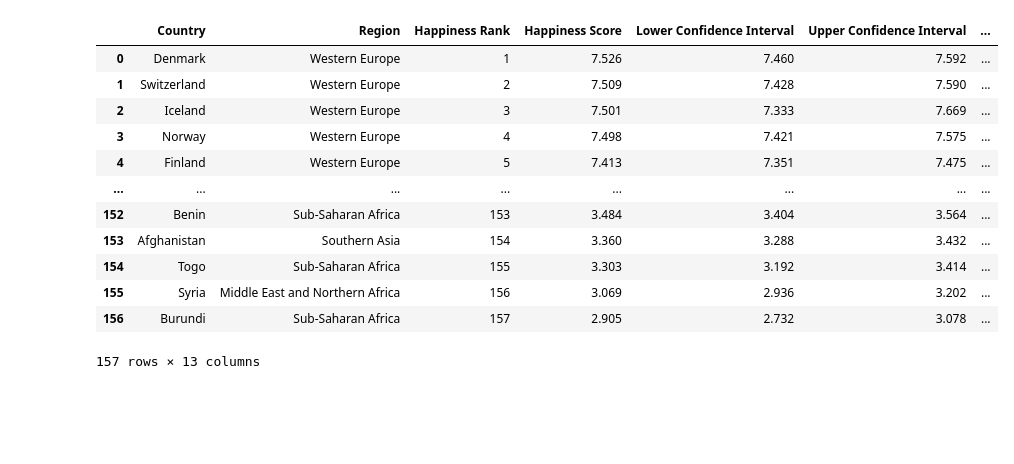
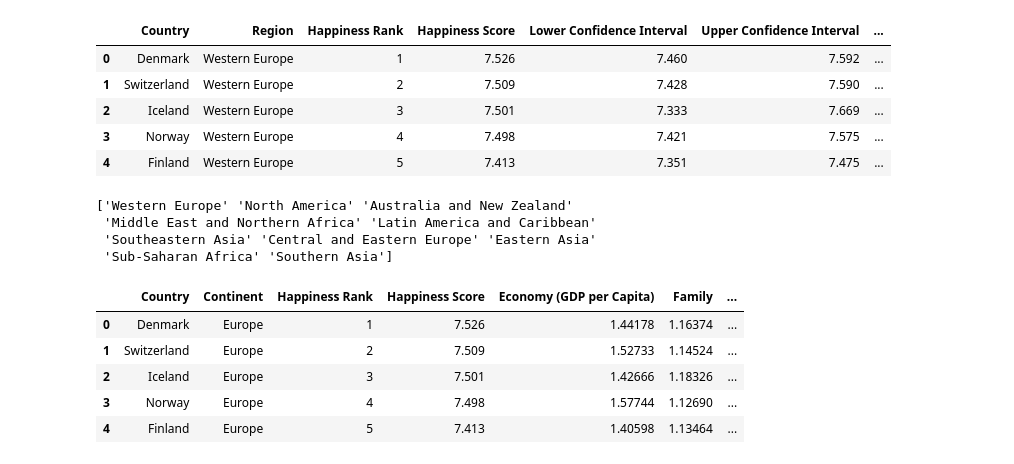
Before and after one commit to FrederikvSvane/Machine-Learning-Project1, a Jupyter notebook: main.ipynb, the cells around one changed output. Saved outputs shown, nothing was run; the diff lists cells and outputs as text; code cells hidden in the pictures; blank space fills up the shorter version.

```diff
--- a/main.ipynb
+++ b/main.ipynb
@@ -1,23 +7,35 @@
 # %%
-# import csv with pandas
-import pandas as pd
-import numpy as np
-import matplotlib.pyplot as plt
-
-# read csv file
+# import csv
 df = pd.read_csv('2016.csv')
-df
+df.head()
 # %% [output]
 |  | Country | Region | Happiness Rank | Happiness Score | Lower Confidence Interval | Upper Confidence Interval | ... |
 | 0 | Denmark | Western Europe | 1 | 7.526 | 7.460 | 7.592 | ... |
 | 1 | Switzerland | Western Europe | 2 | 7.509 | 7.428 | 7.590 | ... |
 | 2 | Iceland | Western Europe | 3 | 7.501 | 7.333 | 7.669 | ... |
 | 3 | Norway | Western Europe | 4 | 7.498 | 7.421 | 7.575 | ... |
 | 4 | Finland | Western Europe | 5 | 7.413 | 7.351 | 7.475 | ... |
-| ... | ... | ... | ... | ... | ... | ... | ... |
-| 152 | Benin | Sub-Saharan Africa | 153 | 3.484 | 3.404 | 3.564 | ... |
-| 153 | Afghanistan | Southern Asia | 154 | 3.360 | 3.288 | 3.432 | ... |
-| 154 | Togo | Sub-Saharan Africa | 155 | 3.303 | 3.192 | 3.414 | ... |
-| 155 | Syria | Middle East and Northern Africa | 156 | 3.069 | 2.936 | 3.202 | ... |
-| 156 | Burundi | Sub-Saharan Africa | 157 | 2.905 | 2.732 | 3.078 | ... |
-157 rows × 13 columns
+# %%
+# print regions
+print(df['Region'].unique())
+# %% [output]
+['Western Europe' 'North America' 'Australia and New Zealand'
+ 'Middle East and Northern Africa' 'Latin America and Caribbean'
+ 'Southeastern Asia' 'Central and Eastern Europe' 'Eastern Asia'
+ 'Sub-Saharan Africa' 'Southern Asia']
+# %%
+# make region into continents
+df1 = df.copy()
+df1['Region'] = df['Region'].replace(['Western Europe', 'North America', 'Australia and New Zealand', 'Middle East and Northern Africa', 'Latin America and Caribbean', 'Southeastern Asia', 'Central and Eastern Europe', 'Eastern Asia', 'Sub-Saharan Africa', 'Southern Asia'], ['Europe', 'North America', 'Australia', 'Asia', 'South America', 'Asia', 'Europe', 'Asia', 'Africa', 'Asia'])
+# rename region to continent
+df1.rename(columns={'Region':'Continent'}, inplace=True)
+# remove columns with lower and upper confidence interval
+df1 = df1.drop(['Lower Confidence Interval', 'Upper Confidence Interval'], axis=1)
+df1.head()
+# %% [output]
+|  | Country | Continent | Happiness Rank | Happiness Score | Economy (GDP per Capita) | Family | ... |
+| 0 | Denmark | Europe | 1 | 7.526 | 1.44178 | 1.16374 | ... |
+| 1 | Switzerland | Europe | 2 | 7.509 | 1.52733 | 1.14524 | ... |
+| 2 | Iceland | Europe | 3 | 7.501 | 1.42666 | 1.18326 | ... |
+| 3 | Norway | Europe | 4 | 7.498 | 1.57744 | 1.12690 | ... |
+| 4 | Finland | Europe | 5 | 7.413 | 1.40598 | 1.13464 | ... |
```
Also changed, not shown: parts of 28 cells of this notebook.
